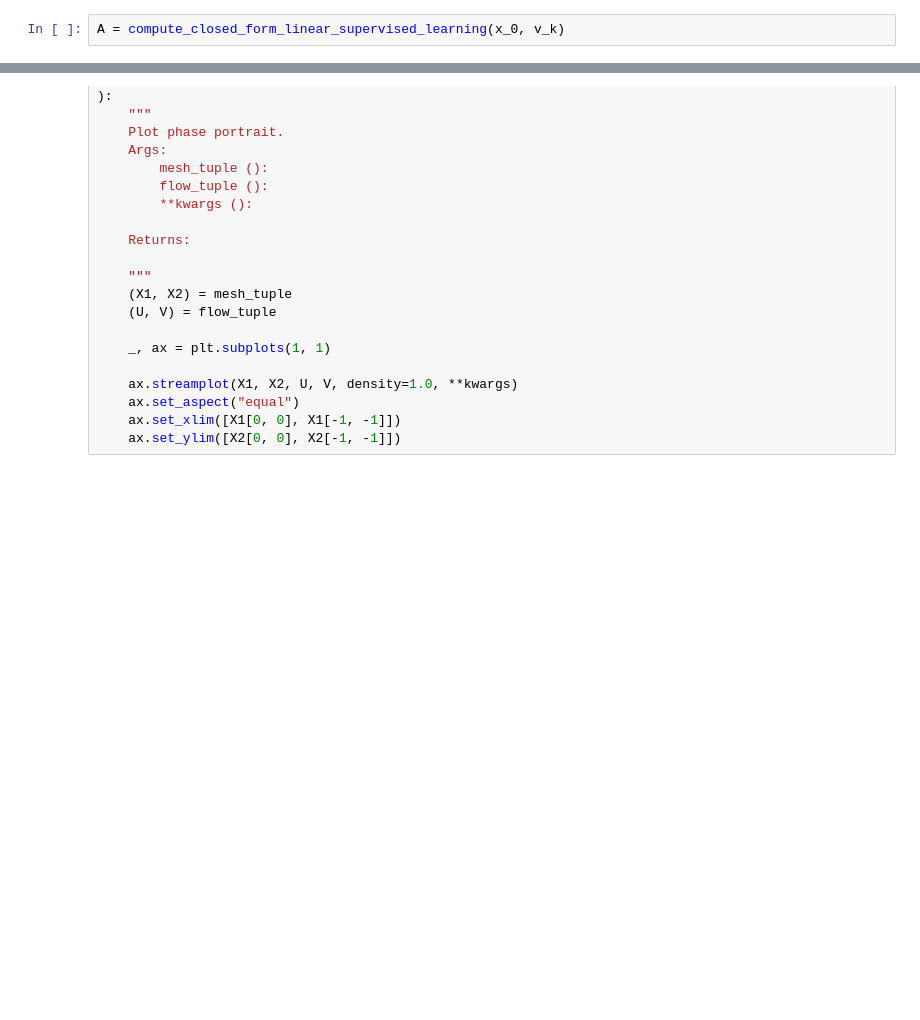
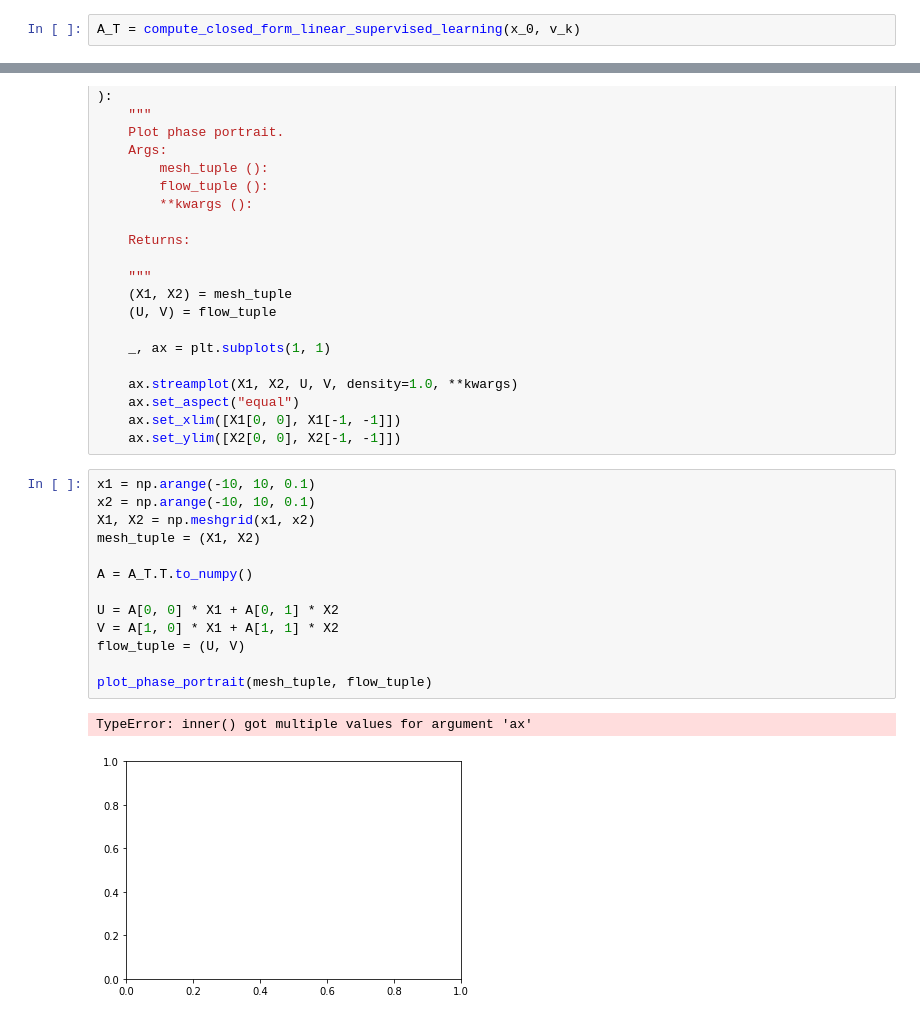
Before and after one commit to sonmikrafft-uni-MLCMS/ex5, a Jupyter notebook: task_2.ipynb, the cells around one changed output, grey strips where cells are left out. Saved outputs shown, nothing was run; the diff lists cells and outputs as text; blank space fills up the shorter version.

```diff
--- a/task_2.ipynb
+++ b/task_2.ipynb
@@ -109,5 +109,5 @@ def compute_closed_form_linear_supervised_learning(x: pd.DataFrame, f: pd.DataFr
 
     return result
 # %%
-A = compute_closed_form_linear_supervised_learning(x_0, v_k)
+A_T = compute_closed_form_linear_supervised_learning(x_0, v_k)
 # %%
@@ -292,3 +305,19 @@ def plot_phase_portrait(
     ax.set_aspect("equal")
     ax.set_xlim([X1[0, 0], X1[-1, -1]])
     ax.set_ylim([X2[0, 0], X2[-1, -1]])
+# %%
+x1 = np.arange(-10, 10, 0.1)
+x2 = np.arange(-10, 10, 0.1)
+X1, X2 = np.meshgrid(x1, x2)
+mesh_tuple = (X1, X2)
+
+A = A_T.T.to_numpy()
+
+U = A[0, 0] * X1 + A[0, 1] * X2
+V = A[1, 0] * X1 + A[1, 1] * X2
+flow_tuple = (U, V)
+
+plot_phase_portrait(mesh_tuple, flow_tuple)
+# %% [output]
+TypeError: inner() got multiple values for argument 'ax'
+[figure, added]
```
Also changed, not shown: parts of 6 cells of this notebook.
